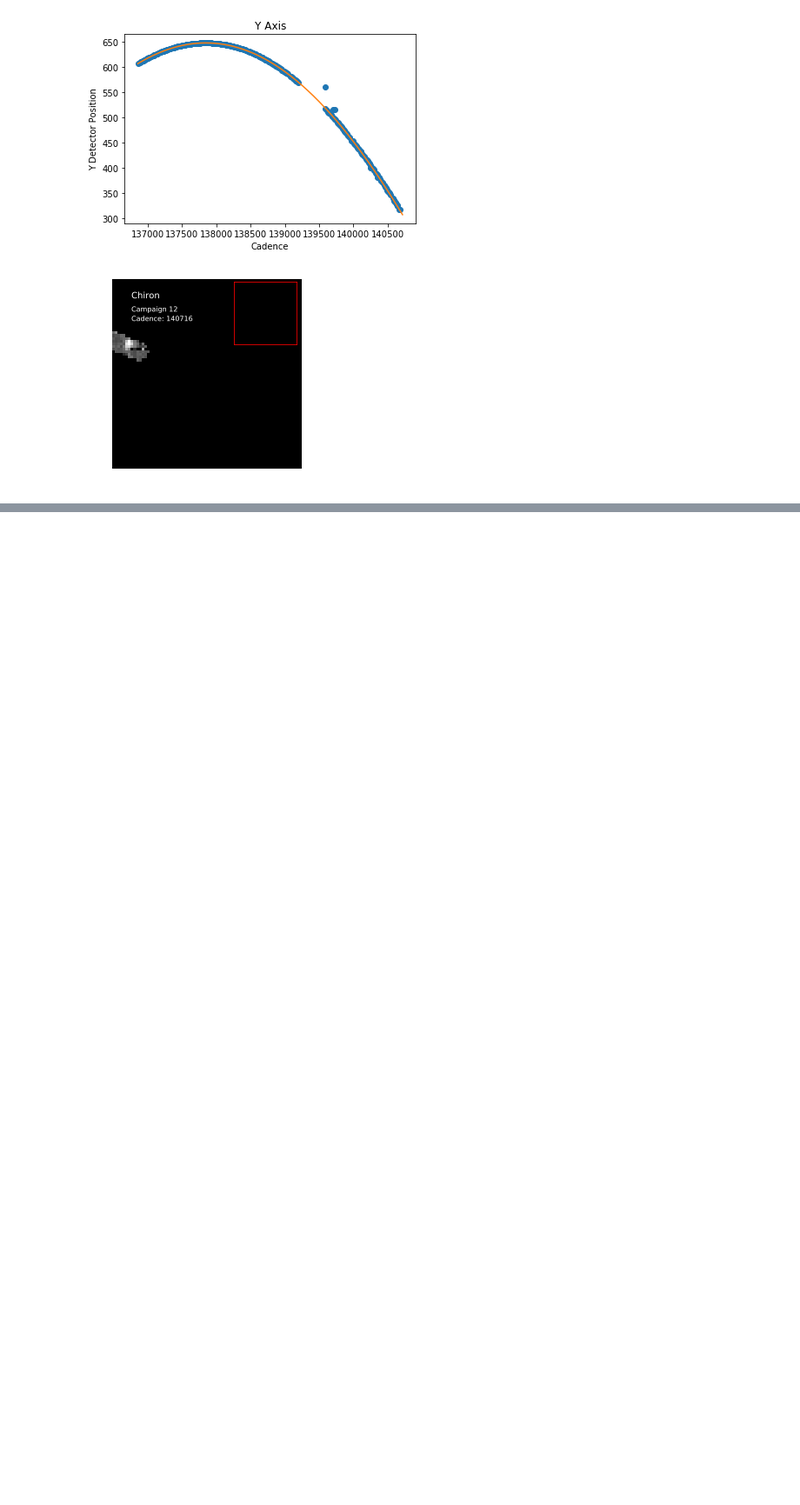
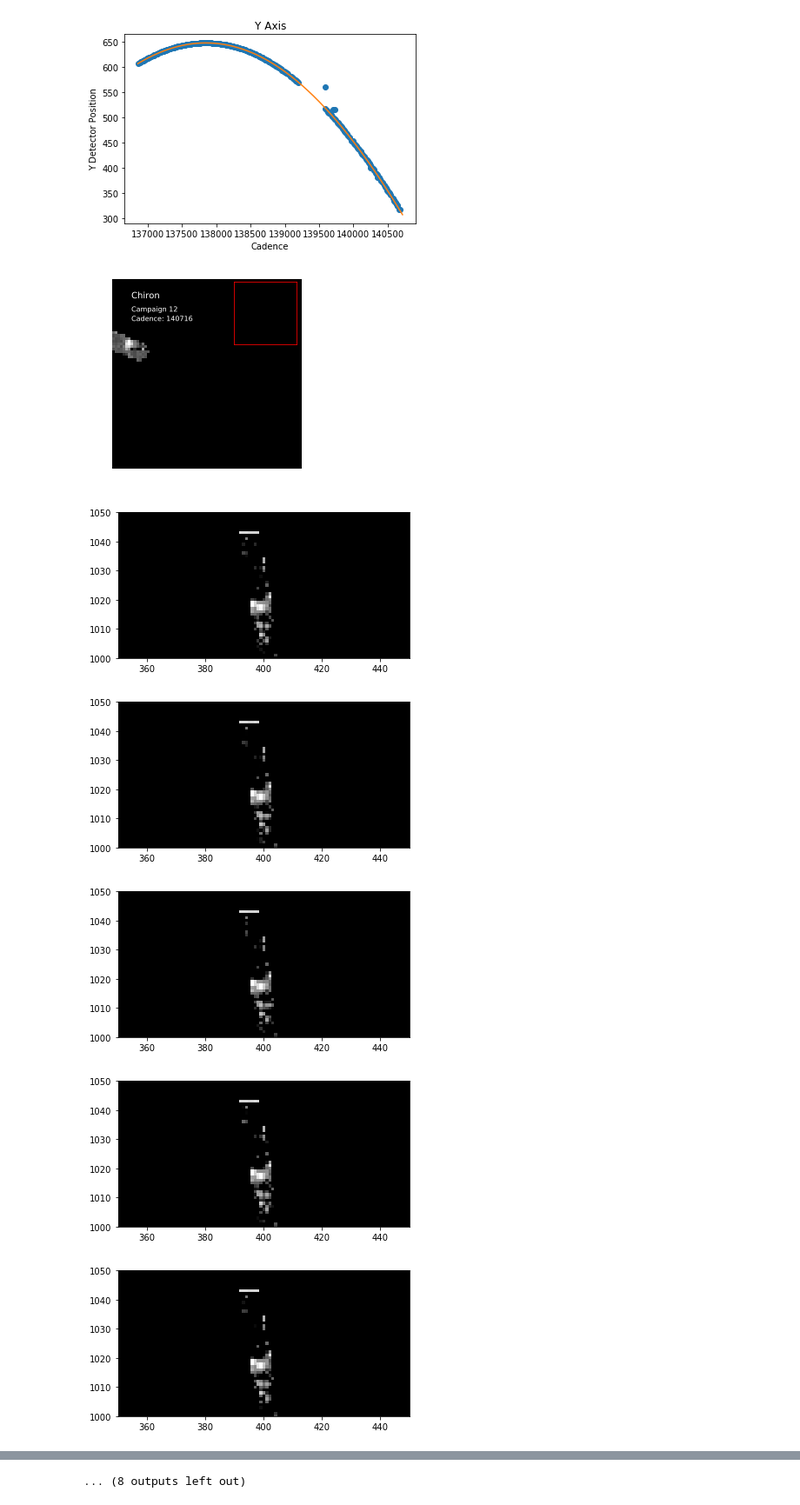
Before and after one commit to christinahedges/k2movie, a Jupyter notebook: notebooks/chiron_movie.ipynb, the cells around one changed output, grey strips where cells are left out. Shown at 87% size. Saved outputs shown, nothing was run; the diff lists cells and outputs as text; code cells hidden in the pictures; blank space fills up the shorter version.

```diff
--- a/notebooks/chiron_movie.ipynb
+++ b/notebooks/chiron_movie.ipynb
@@ -205,0 +204,20 @@ from scipy.stats import spearmanr
+# %%
+fnames=glob('../data/c6-ch39/*.fits')
+tpf0=fits.open(fnames[0])
+tpf0=tpf0[1].data
+# %%
+cmap = plt.get_cmap('gray')
+cmap.set_bad('black',1.)
+for f in range(0,20):
+    h=fits.open(fnames[f*10])
+
+    plt.figure()
+    plt.imshow(np.log10(h[1].data),vmin=0,vmax=2,cmap=cmap)
+    plt.ylim(1000,1050)
+    plt.xlim(350,450)
+# %% [output]
+[figure, added]
+[figure, added]
+[figure, added]
+[figure, added]
+[figure, added]
@@ -205,0 +231 @@ from scipy.stats import spearmanr
+... (8 outputs left out)
```
Also changed, not shown: parts of 2 cells of this notebook, 11 other files.
